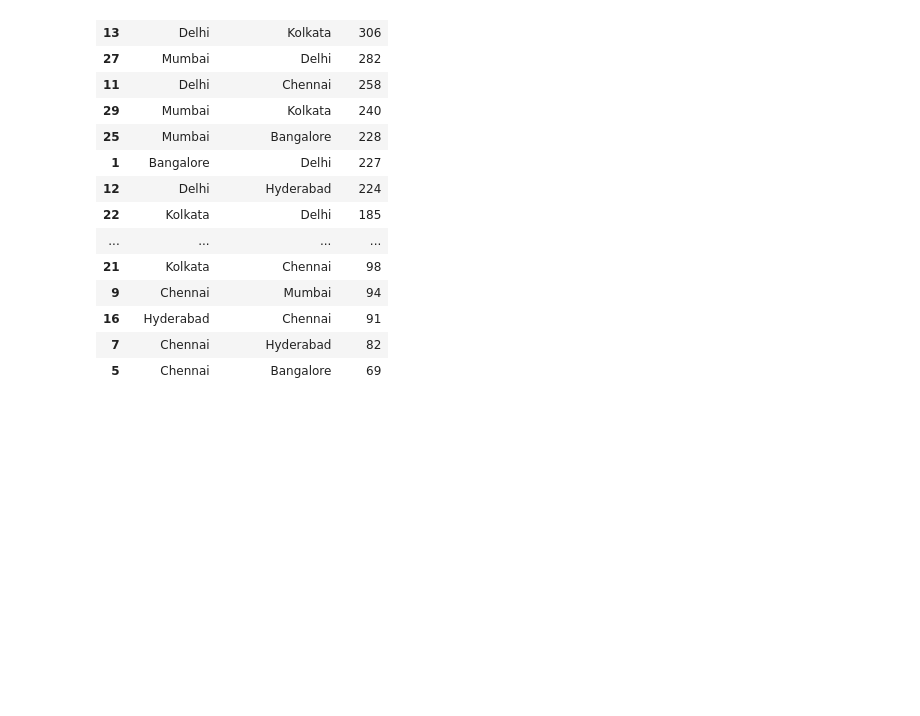
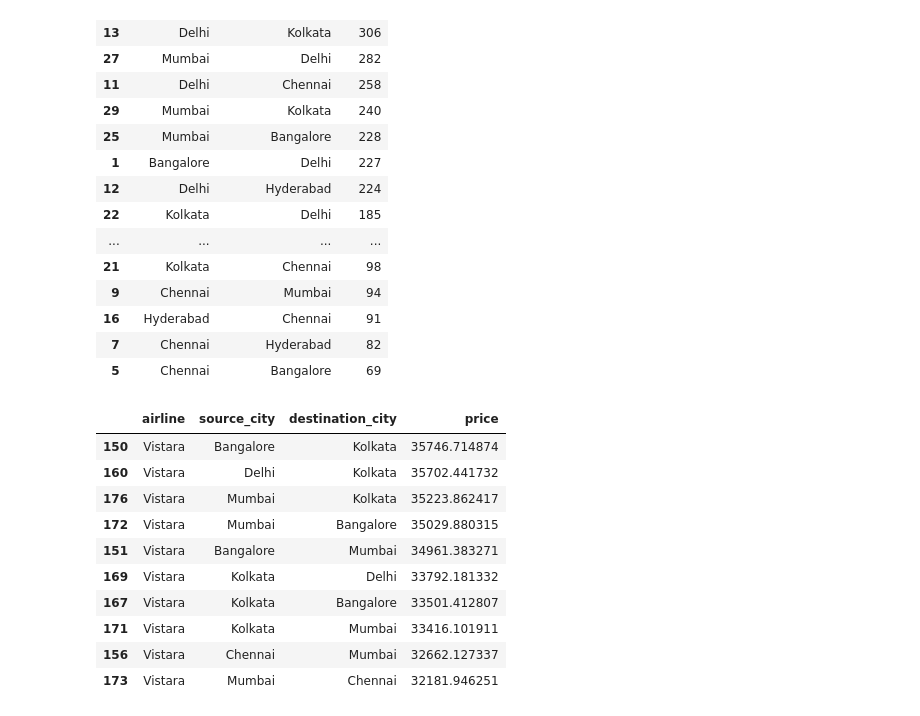
Before and after one commit to unclethien/Flight-Price-Prediction-Project, a Jupyter notebook: data analysis.ipynb, the cells around one changed output. Cells and saved outputs as stored; diff of their text form; code cells hidden in the pictures; blank space fills up the shorter version.

```diff
--- a/data analysis.ipynb
+++ b/data analysis.ipynb
@@ -298,3 +298,18 @@ df.groupby(['flight','source_city','destination_city','airline','class'],as_inde
 | 16 | Hyderabad | Chennai | 91 |
 | 7 | Chennai | Hyderabad | 82 |
 | 5 | Chennai | Bangalore | 69 |
+# %%
+# average price of different airlines from source to destination
+df.groupby(['airline','source_city','destination_city'],as_index=False)['price'].mean().sort_values('price',ascending=False).head(10)
+# %% [output]
+|  | airline | source_city | destination_city | price |
+| 150 | Vistara | Bangalore | Kolkata | 35746.714874 |
+| 160 | Vistara | Delhi | Kolkata | 35702.441732 |
+| 176 | Vistara | Mumbai | Kolkata | 35223.862417 |
+| 172 | Vistara | Mumbai | Bangalore | 35029.880315 |
+| 151 | Vistara | Bangalore | Mumbai | 34961.383271 |
+| 169 | Vistara | Kolkata | Delhi | 33792.181332 |
+| 167 | Vistara | Kolkata | Bangalore | 33501.412807 |
+| 171 | Vistara | Kolkata | Mumbai | 33416.101911 |
+| 156 | Vistara | Chennai | Mumbai | 32662.127337 |
+| 173 | Vistara | Mumbai | Chennai | 32181.946251 |
```
Also changed, not shown: parts of 5 cells of this notebook.
